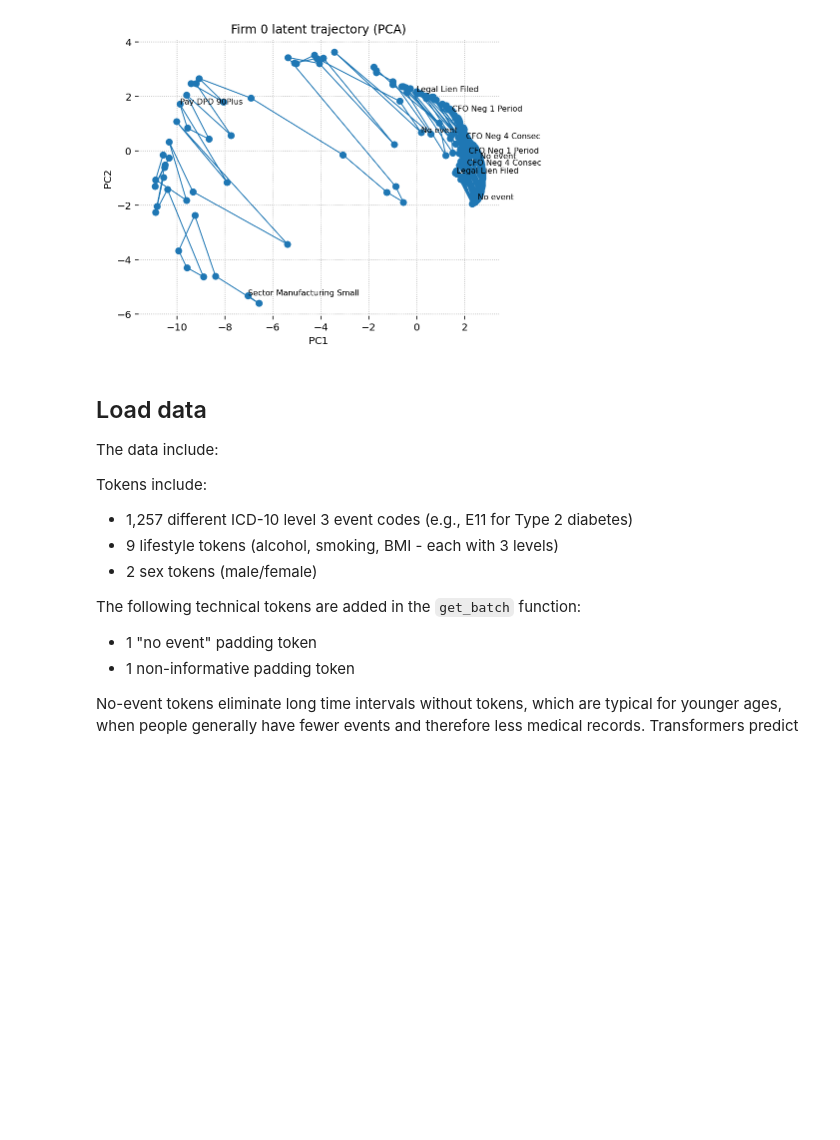
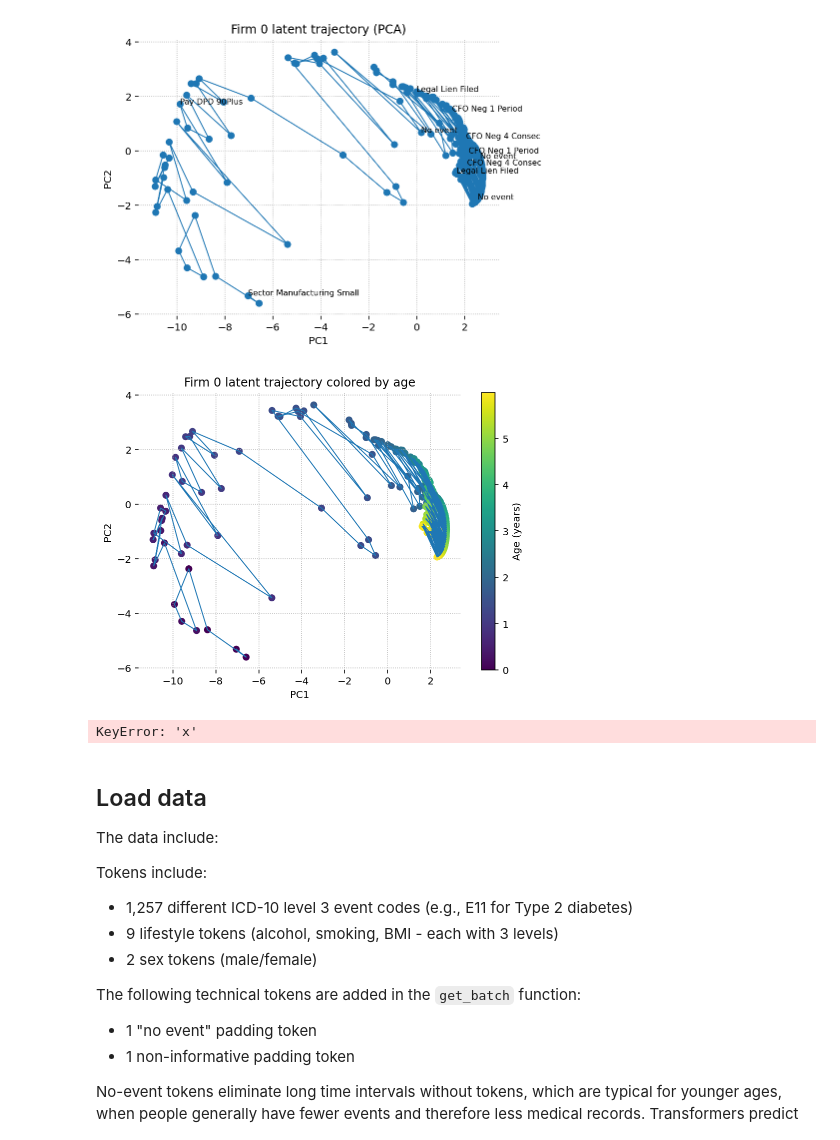
Before and after one commit to qcloop/Delphi, a Jupyter notebook: evaluate_smb_from_delphi.ipynb, the cells around one changed output. Drawn from its saved outputs; the diff is of its cells as text; code cells hidden in the pictures; blank space fills up the shorter version.

```diff
--- a/evaluate_smb_from_delphi.ipynb
+++ b/evaluate_smb_from_delphi.ipynb
@@ -333,6 +333,55 @@ plt.tight_layout()
 plt.show()
 # %% [output]
 [figure]
+# %%
+# Color firms by their age
+
+plt.figure()
+sc = plt.scatter(Z[:,0], Z[:,1], c=t_days/365.25)
+plt.plot(Z[:,0], Z[:,1], linewidth=1)
+plt.title(f"Firm {firm_id} latent trajectory colored by age")
+plt.xlabel("PC1")
+plt.ylabel("PC2")
+plt.colorbar(sc, label="Age (years)")
+plt.tight_layout()
+plt.show()
+# %% [output]
+[figure, added]
+# %%
+# Visualize many firms together
+
+def sample_firms(events_arr, n=50):
+    firm_ids = np.unique(events_arr[:,0])
+    return np.random.choice(firm_ids, size=min(n, len(firm_ids)), replace=False).astype(int)
+
+firm_ids = sample_firms(events, n=50)
+
+all_last = []
+meta = []
+
+for fid in firm_ids:
+    idx, age, df_firm = get_firm_sequence(events, int(fid))
+    latent.clear()
+    with torch.no_grad():
+        _ = model(idx, age)
+    X = latent["x"].squeeze(0).numpy()  # (T,C)
+    all_last.append(X[-1])              # last state as firm embedding
+    meta.append((fid, float(df_firm.age_days.max()/365.25)))
+
+all_last = np.stack(all_last, axis=0)   # (N,C)
+
+Z = PCA(n_components=2, random_state=0).fit_transform(all_last)
+
+plt.figure()
+sc = plt.scatter(Z[:,0], Z[:,1], c=[m[1] for m in meta])
+plt.title("Firm-level embeddings (last latent state) – PCA")
+plt.xlabel("PC1")
+plt.ylabel("PC2")
+plt.colorbar(sc, label="Max observed age (years)")
+plt.tight_layout()
+plt.show()
+# %% [output]
+KeyError: 'x'
 # %% [markdown]
 ## Load data
 
```
Also changed, not shown: 1 other file.
